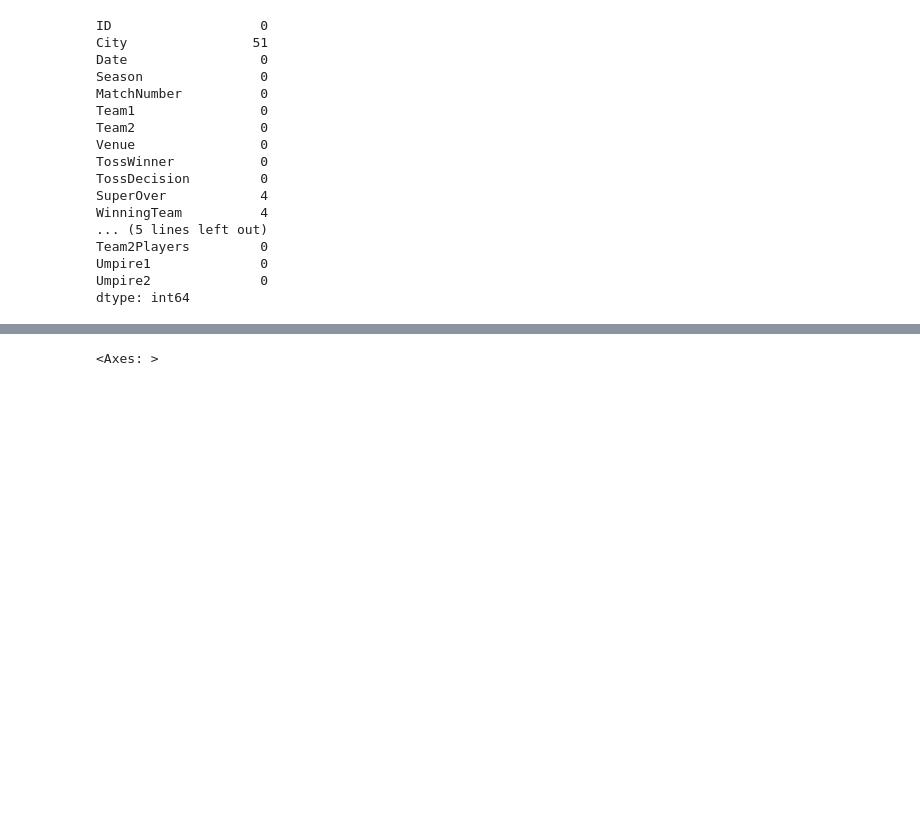
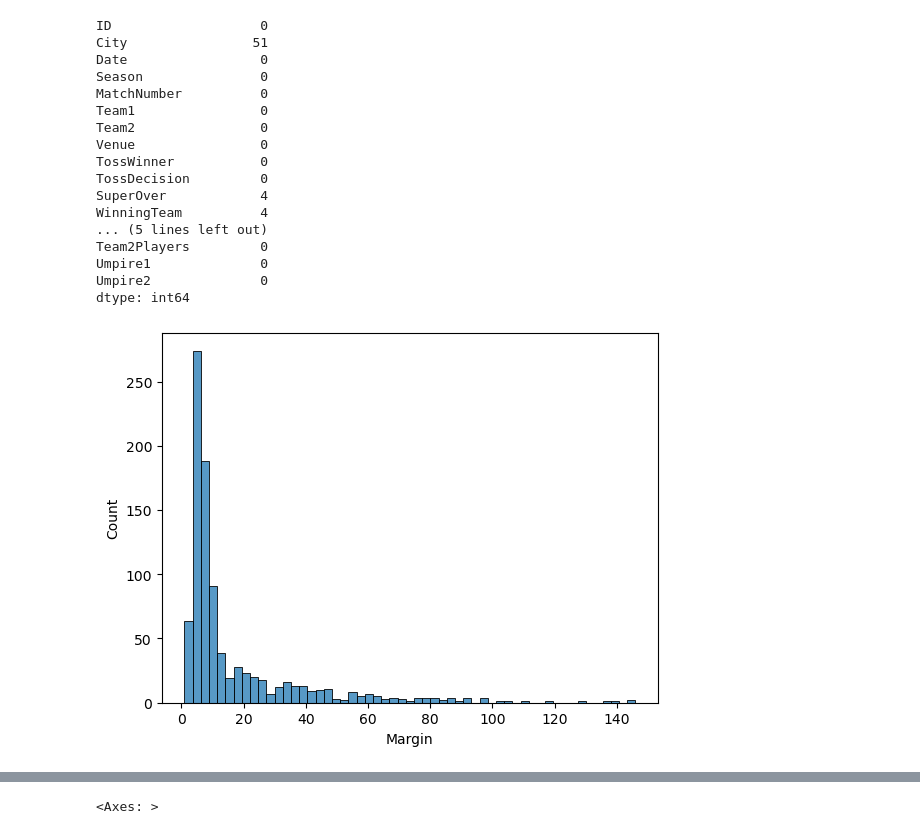
Before and after one commit to OrangeAVA/Ultimate-Python-Libraries-for-Data-Analysis-and-Visualization, a Jupyter notebook: Chapter 3 Data Cleaning and Preparation.ipynb, the cells around one changed output, grey strips where cells are left out. Drawn from its saved outputs; the diff is of its cells as text; code cells hidden in the pictures; blank space fills up the shorter version.

```diff
--- a/Chapter 3 Data Cleaning and Preparation.ipynb
+++ b/Chapter 3 Data Cleaning and Preparation.ipynb
@@ -32,3 +39,8 @@ Team2Players         0
 Umpire1              0
 Umpire2              0
 dtype: int64
+# %%
+sns.histplot(data['Margin'])
+plt.show()
+# %% [output]
+[figure, added]
```
Also changed, not shown: parts of 21 cells of this notebook, 8 other files.
